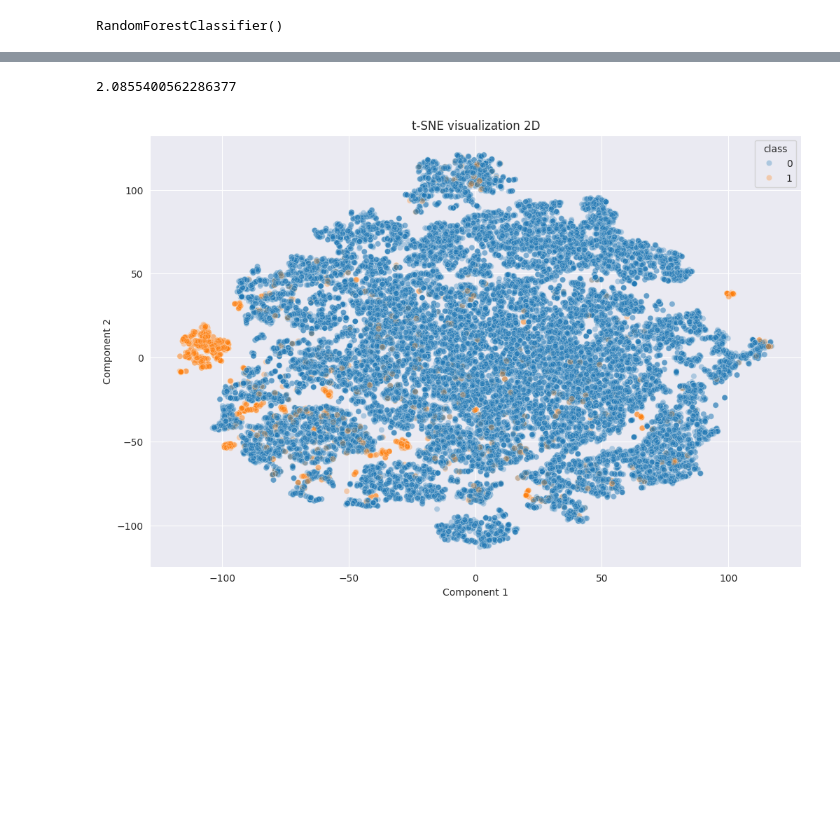
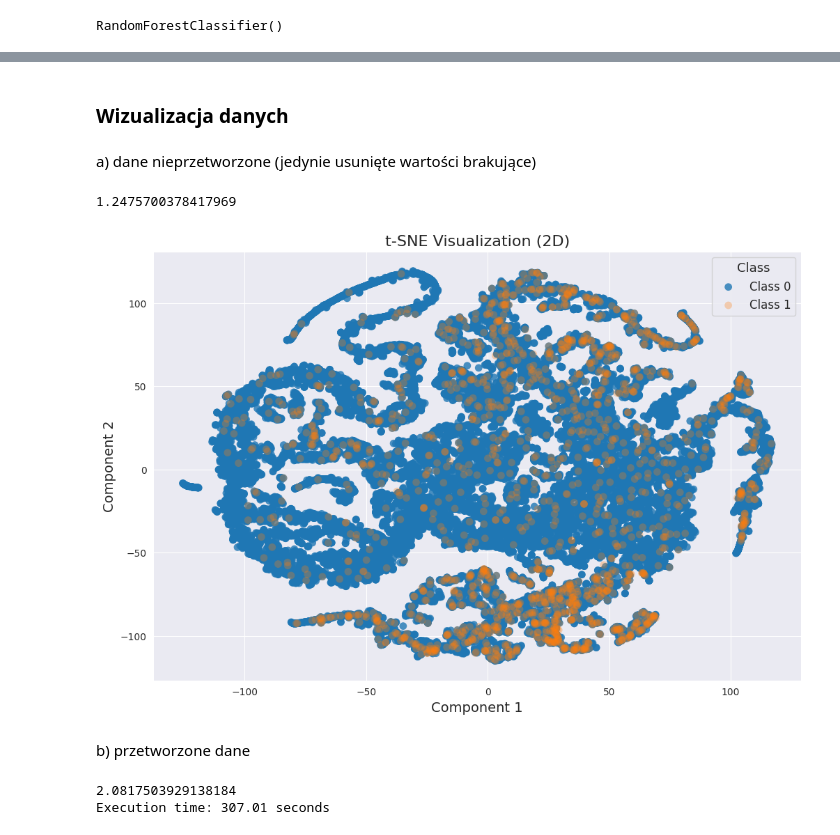
Before and after one commit to Mindflayer77/UczenieMaszynowe, a Jupyter notebook: Lab2.ipynb, the cells around one changed output, grey strips where cells are left out. Drawn from its saved outputs; the diff is of its cells as text; code cells hidden in the pictures; blank space fills up the shorter version.

```diff
--- a/Lab2.ipynb
+++ b/Lab2.ipynb
@@ -296,5 +317,5 @@ def clip_outliers_by_class(df, columns, class_column, class1, class2):
 # %%
-data_clean = clip_outliers_by_class(data_filled, variance_sorted[:].index, "class", 0, 1)
+data_clean = clip_outliers_by_class(data_filled, variance_sorted[:11].index, "class", 0, 1)
 data_clean = data_clean.drop(columns=list(variance_sorted[-2:].index))
 X = data_clean.iloc[:, :-1]
 Y = data_clean.iloc[:, -1]
@@ -318,0 +340,3 @@ New variance by class:
+# %%
+with open("data/processed/polish_bancruptcy_clean.pkl", "wb") as f:
+    pickle.dump(data_clean, f)
@@ -435,0 +492,4 @@ weighted avg       0.98      0.98      0.98      8681
+# %% [markdown]
+### Wizualizacja danych
+# %% [markdown]
+a) dane nieprzetworzone (jedynie usunięte wartości brakujące)
@@ -435,0 +498,34 @@ weighted avg       0.98      0.98      0.98      8681
+# %%
+start = time.time()
+tsne = TSNE(n_components=2)
+X_tsne = tsne.fit_transform(X)
+end = time.time()
+print(tsne.kl_divergence_)
+print(f"Execution time: {end - start:.2f} seconds")
+# %% [output]
+1.2475700378417969
+# %%
+plt.figure(figsize=(12, 8))
+classes = np.unique(y)
+colors = sns.color_palette('tab10', len(classes))
+
+for idx, cls in enumerate(classes):
+    mask = y == cls
+    alpha_val = 0.8 if cls == 0 else 0.3
+    plt.scatter(
+        X_tsne[mask, 0],
+        X_tsne[mask, 1],
+        label=f'Class {cls}',
+        alpha=alpha_val,
+        color=colors[idx],
+        s=60,
+        edgecolor='none'
+    )
+
+plt.title("t-SNE Visualization (2D)", fontsize=16)
+plt.xlabel("Component 1", fontsize=14)
+plt.ylabel("Component 2", fontsize=14)
+plt.legend(title='Class', fontsize=12, title_fontsize=13)
+plt.show()
+# %% [output]
+[figure, added]
@@ -436,15 +558,12 @@ weighted avg       0.98      0.98      0.98      8681
+# %% [markdown]
+b) przetworzone dane
 # %%
+start = time.time()
 tsne = TSNE(n_components=2)
 X_train_tsne = tsne.fit_transform(X_train_scaled)
+end = time.time()
 print(tsne.kl_divergence_)
+print(f"Execution time: {end - start:.2f} seconds")
 # %% [output]
-2.0855400562286377
+2.0817503929138184
+Execution time: 307.01 seconds
-# %%
-plt.figure(figsize=(12, 8))
-fig = sns.scatterplot(x=X_train_tsne[:, 0], y=X_train_tsne[:, 1], hue=Y_train, alpha=0.3)
-fig.set_title(label="t-SNE visualization 2D")
-fig.set_xlabel("Component 1")
-fig.set_ylabel("Component 2")
-plt.show()
-# %% [output]
-[figure, removed]
```
Also changed, not shown: parts of 32 cells of this notebook, 1 other file.
